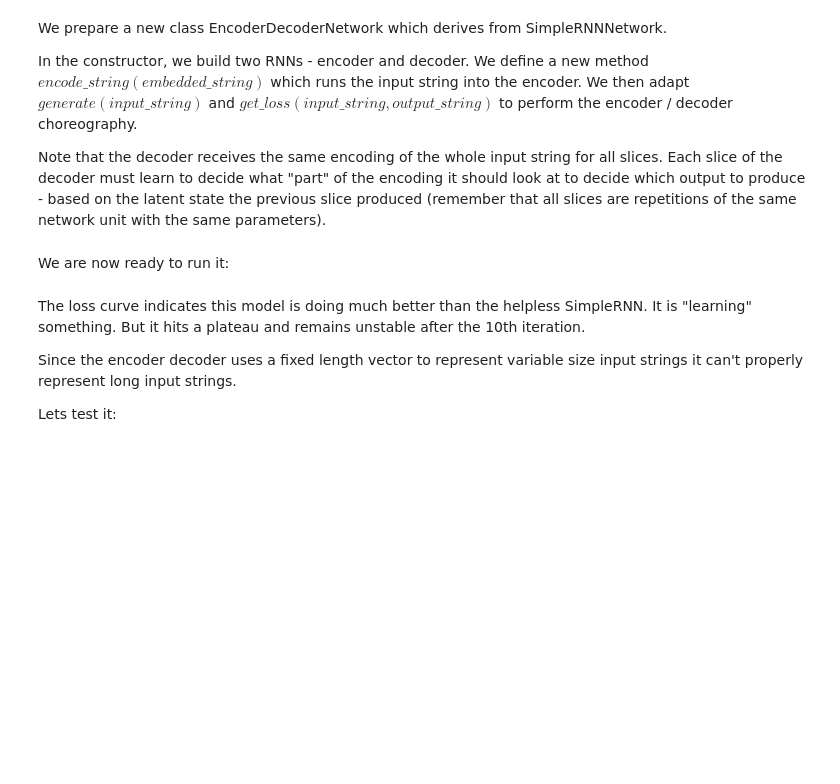
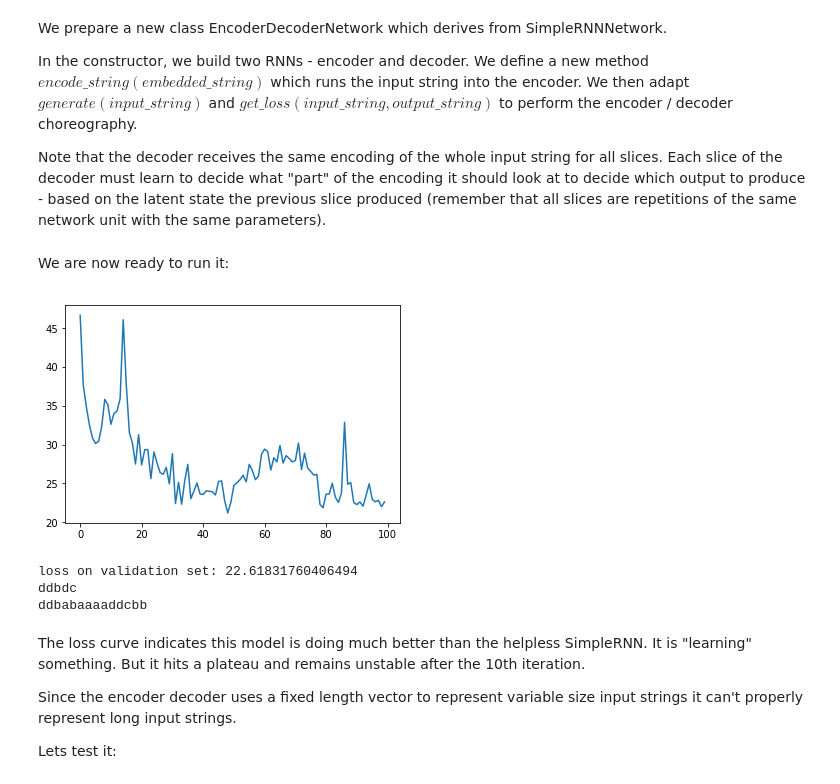
Before and after one commit to talbaumel/talbaumel.github.io, a Jupyter notebook: blog/attention/Neural Attention Mechanism PyTorch.ipynb, the cells around one changed output. Saved outputs shown, nothing was run; the diff lists cells and outputs as text; code cells hidden in the pictures; blank space fills up the shorter version.

```diff
--- a/blog/attention/Neural Attention Mechanism PyTorch.ipynb
+++ b/blog/attention/Neural Attention Mechanism PyTorch.ipynb
@@ -62,7 +63,7 @@ The dataset contains 3,000* random strings with lengths ranging from 1 to 15.<br
 *Note that there are more than $\sum_{n=1}^{14} 4^{n} >> 4^{14} = 268,435,456$ possible random strings so a dataset containing only 3,000 strings means our model will really need to generalize.
 # %%
 MAX_STRING_LEN = 15
-batch_size = 2
+batch_size = 100
 
 train_set = [sample_model(1, MAX_STRING_LEN) for _ in range(3000)]
 val_set = [sample_model(1, MAX_STRING_LEN) for _ in range(50)]
@@ -103,15 +103,34 @@ def generate(network, input_string):
     generated = [int2char[prob[0].topk(1)[1][0]] for prob in probs.data]
     return (''.join(generated)).split(EOS)[0].replace(PAD, '')
 # %%
-def train(network, train_set, val_set, epochs = 20):
+def train(network, train_set, val_set, epochs = 30):
     def get_val_set_loss(network, val_set):
-        loss = [get_loss(network, [input_string], [output_string]).data[0] for input_string, output_string in val_set]
-        return sum(loss)
+        losses = []
+
+        input_strings = []
+        output_strings = []
+
+        for i in range(len(val_set)):
+            input_string, output_string = val_set[i]
+            input_strings.append(input_string)
+            output_strings.append(output_string)
+            if i%batch_size == 0:
+                loss = get_loss(network, input_strings, output_strings).data[0]
+                losses.append(loss)
+
+                input_strings = []
+                output_strings = []
+        if input_strings:
+            loss = get_loss(network, input_strings, output_strings).data[0]
+            losses.append(loss)
+        return sum(losses)
 
     train_set = train_set*epochs
+    random.shuffle(train_set)
     losses = []
     iterations = []
-    optim = torch.optim.Adagrad(network.parameters())
+
+    optim = torch.optim.SGD(network.parameters(), lr = 0.1, momentum=0.9)
 
     input_strings = []
     output_strings = []
@@ -137,7 +156,7 @@ def train(network, train_set, val_set, epochs = 20):
             iterations.append(i/((len(train_set)/100)))
 
     plt.plot(iterations, losses)
-    plt.axis([0, 100, 0, 100])
+    #plt.axis([0, 100, 0, 100])
     plt.show()
     print('loss on validation set:', val_loss)
 # %% [markdown]
@@ -257,7 +280,7 @@ class EncoderDecoderNetwork(nn.Module):
     def __call__(self, input_string, batch_size):
         embedded = self.embeddings(input_string)
         output, hn = self.enc(embedded, self.get_rnn_init_state(batch_size))
-        encoded = output[-1]
+        encoded = output[-1].unsqueeze(0)
         dec_h, dec_c = self.get_rnn_init_state(batch_size)
         outputs = []
         for _ in range(len(input_string)):
@@ -269,16 +292,19 @@ class EncoderDecoderNetwork(nn.Module):
 # %% [markdown]
 We are now ready to run it:
 # %%
-ENC_RNN_NUM_OF_LAYERS = 1
-#DEC_RNN_NUM_OF_LAYERS = 1
-EMBEDDINGS_SIZE = 4
-ENC_STATE_SIZE = 64
-#DEC_STATE_SIZE = 64
+NUM_OF_LAYERS = 1
+EMBEDDINGS_SIZE = 64
+STATE_SIZE = 128
 
-encoder_decoder = EncoderDecoderNetwork(ENC_RNN_NUM_OF_LAYERS, EMBEDDINGS_SIZE, ENC_STATE_SIZE)
-train(encoder_decoder, train_set, val_set)
+encoder_decoder = EncoderDecoderNetwork(NUM_OF_LAYERS, EMBEDDINGS_SIZE, STATE_SIZE)
+train(encoder_decoder, train_set, val_set, 50)
 print(generate(encoder_decoder, 'abcd'))
 print(generate(encoder_decoder, 'abcdabcdabcdabcd'))
+# %% [output]
+[figure, added]
+loss on validation set: 22.61831760406494
+ddbdc
+ddbabaaaaddcbb
 # %% [markdown]
 The loss curve indicates this model is doing much better than the helpless SimpleRNN.  It is "learning" something.
 But it hits a plateau and remains unstable after the 10th iteration.
```
Also changed, not shown: parts of 12 cells of this notebook.
